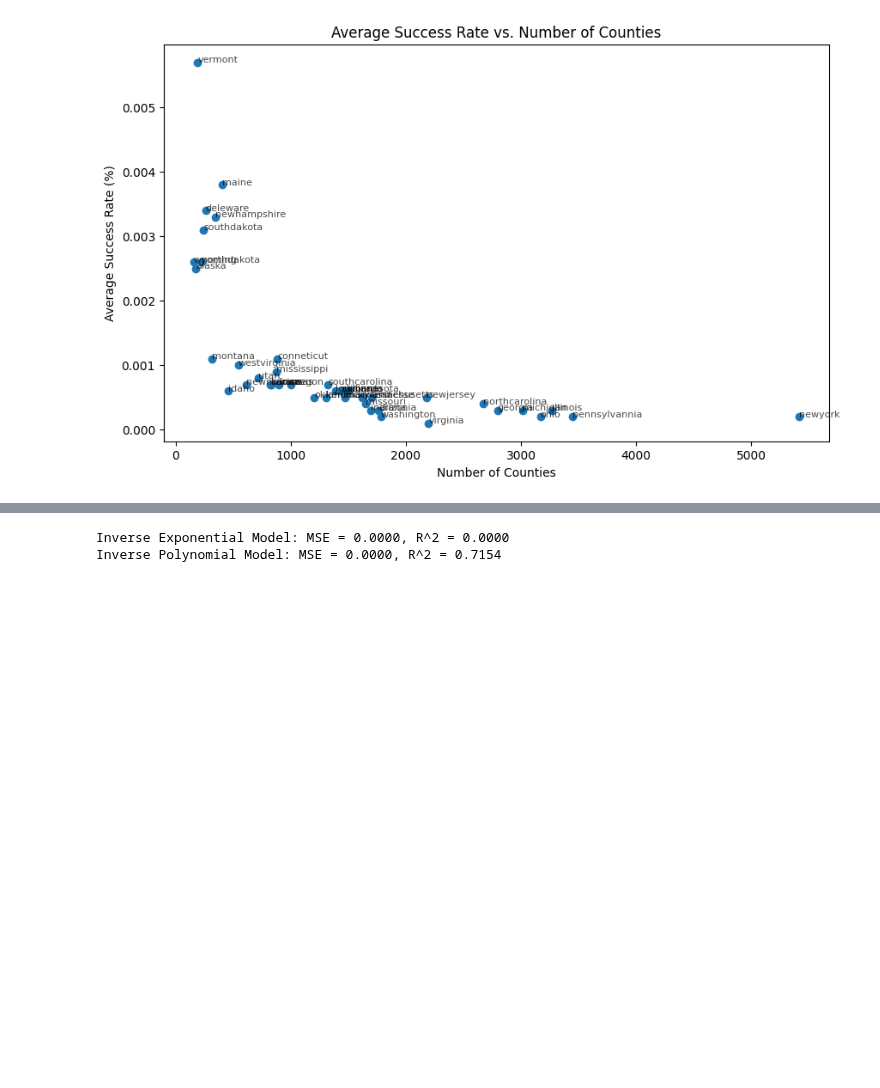
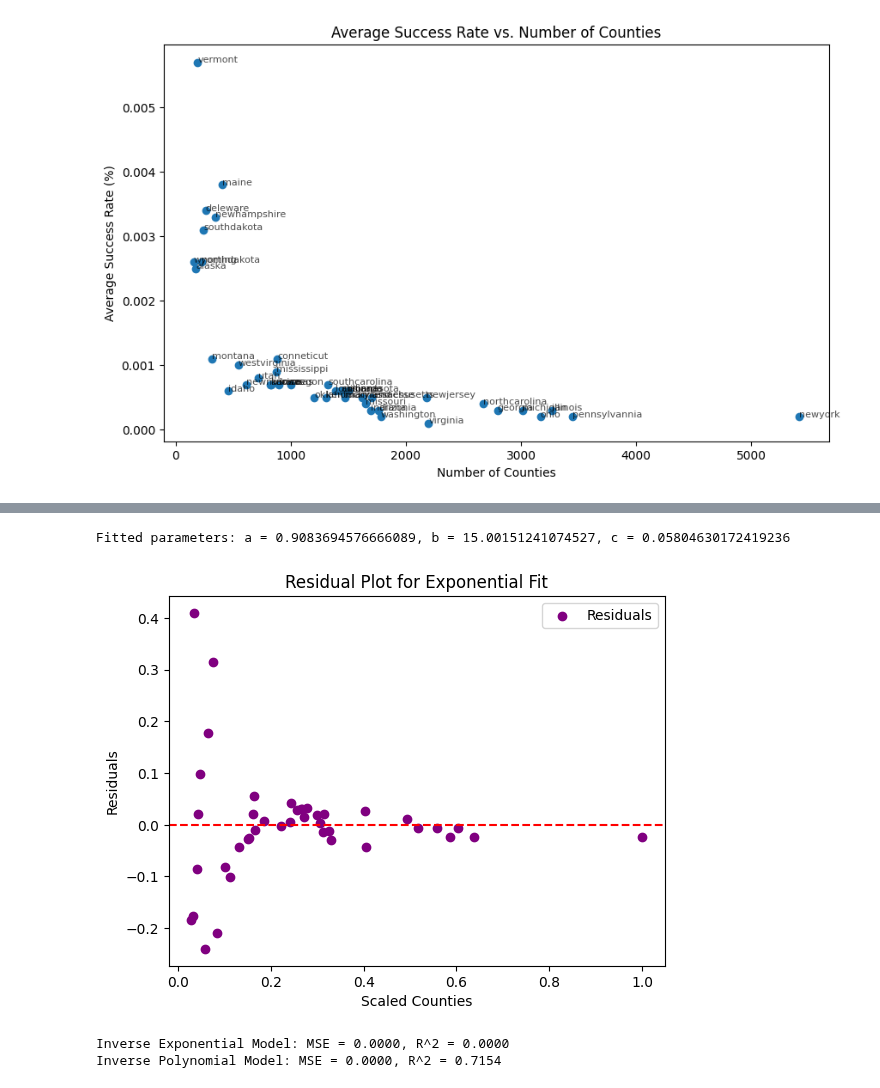
Before and after one commit to brookecarofeinberg/SamplingBalancedForests, a Jupyter notebook: t_plotting.ipynb, the cells around one changed output, grey strips where cells are left out. Saved outputs shown, nothing was run; the diff lists cells and outputs as text; code cells hidden in the pictures; blank space fills up the shorter version.

```diff
--- a/t_plotting.ipynb
+++ b/t_plotting.ipynb
@@ -282,3 +337,18 @@ plt.show()
+# %%
+print(f"Fitted parameters: a = {params_exp[0]}, b = {params_exp[1]}, c = {params_exp[2]}")
+# %% [output]
+Fitted parameters: a = 0.9083694576666089, b = 15.00151241074527, c = 0.05804630172419236
+# %%
+residuals = avg_success_rates_scaled - inverse_exponential(counties_scaled, *params_exp)
+plt.scatter(counties_scaled, residuals, color='purple', label="Residuals")
+plt.axhline(0, color='red', linestyle='--')
+plt.xlabel("Scaled Counties")
+plt.ylabel("Residuals")
+plt.legend()
+plt.title("Residual Plot for Exponential Fit")
+plt.show()
+# %% [output]
+[figure, added]
 # %%
 #inverse polynomial vs. inverse exponential
 def inverse_exponential(x, a, b, c):
```
Also changed, not shown: parts of 3 cells of this notebook, 1 other file.
